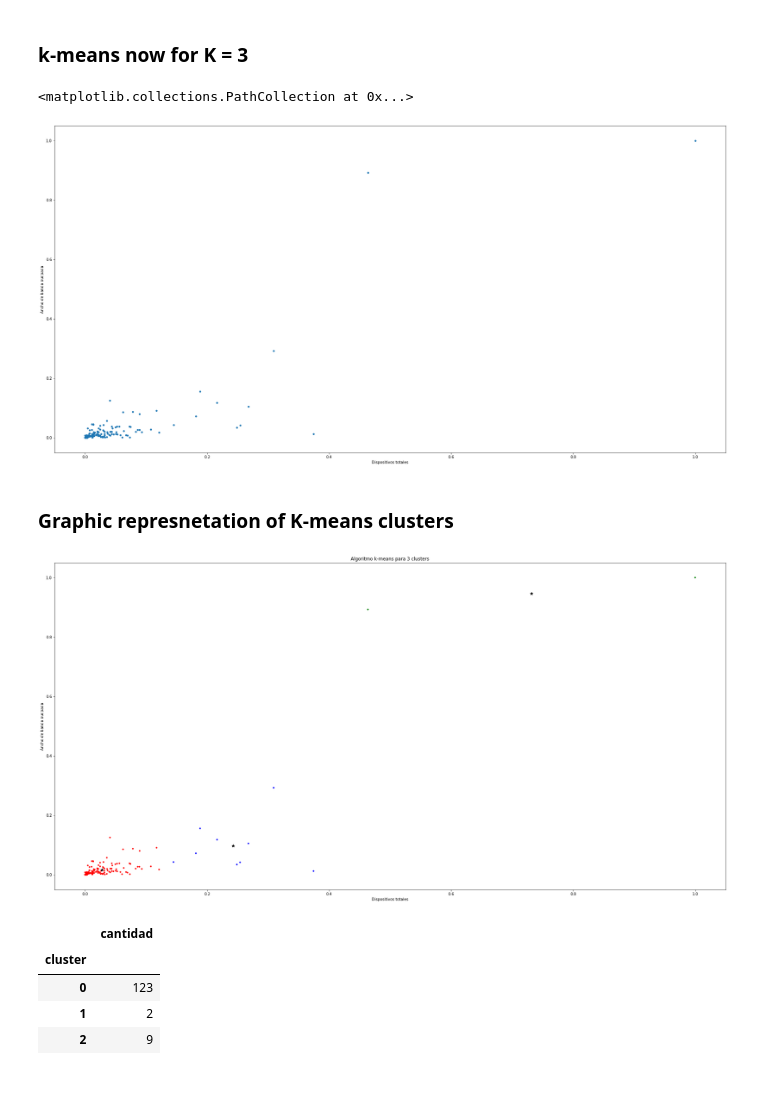
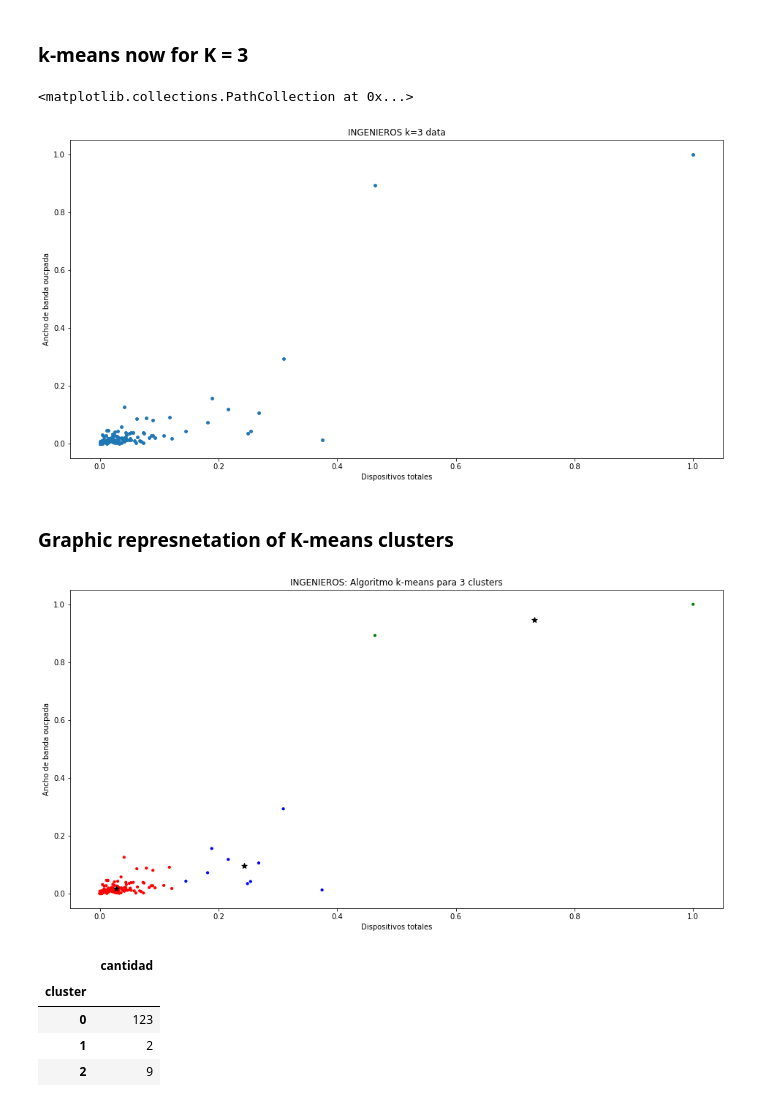
Before and after one commit to alvaroanua/TFG, a Jupyter notebook: Kmean/KMEAN_ehu_Bilbao_Ingenieros.ipynb, the cells around one changed output. Drawn from its saved outputs; the diff is of its cells as text; code cells hidden in the pictures.

```diff
--- a/Kmean/KMEAN_ehu_Bilbao_Ingenieros.ipynb
+++ b/Kmean/KMEAN_ehu_Bilbao_Ingenieros.ipynb
@@ -223,39 +222,41 @@ cantidadGrupo_kdos
 # %%
 # Number of clusters
 k = 3
 
 # Kmeans
 kmeans = KMeans(n_clusters= k) #default: init = k-means++, n_init = 10, max_iter = 300
 
 # Labels of data
 cluster = kmeans.fit_predict(df_normalize)
 df_normalize['cluster'] = cluster
 
 # Obtain centroids coordinates
 centroids = kmeans.cluster_centers_
 
 # Asign x and y
 x = df_normalize['total_devices'].values
 y = df_normalize['bw_busy'].values
 
 # Print result
-plt.figure(figsize=(32,16))
+plt.figure(figsize=(16,8))
+plt.title("INGENIEROS k=3 data")
 plt.xlabel('Dispositivos totales')
 plt.ylabel('Ancho de banda oucpada')
 plt.scatter(x,y, marker='.', s=60)
 # %% [output]
 <matplotlib.collections.PathCollection at 0x...>
-[figure, old version]
+[figure, new version]
 # %% [markdown]
 ### Graphic represnetation of K-means clusters
 # %%
+# Asign colors to clusters
 colors = ['red', 'green', 'blue', 'yellow'] #Number of colors = k
 asign = []
 for row in cluster:
     asign.append(colors[row])
 
 # Plot size
-plt.figure(figsize=(32,16))
+plt.figure(figsize=(16,8))
 
 # Plot scatter
 plt.scatter(x, y, marker='.', c = asign, s=40)
@@ -264,12 +265,12 @@ plt.scatter(centroids[:, 0], centroids[:, 1], marker='*', c='black', s=60)
 # Titles of x, y and plot
 plt.xlabel('Dispositivos totales')
 plt.ylabel('Ancho de banda oucpada')
-plt.title('Algoritmo k-means para '+str(k)+' clusters')
+plt.title('INGENIEROS: Algoritmo k-means para '+str(k)+' clusters')
 
 # Show plot
 plt.show()
 # %% [output]
-[figure, old version]
+[figure, new version]
 # %%
 # Show info of cluster
 copy = pd.DataFrame()
```
Also changed, not shown: parts of 7 cells of this notebook.
